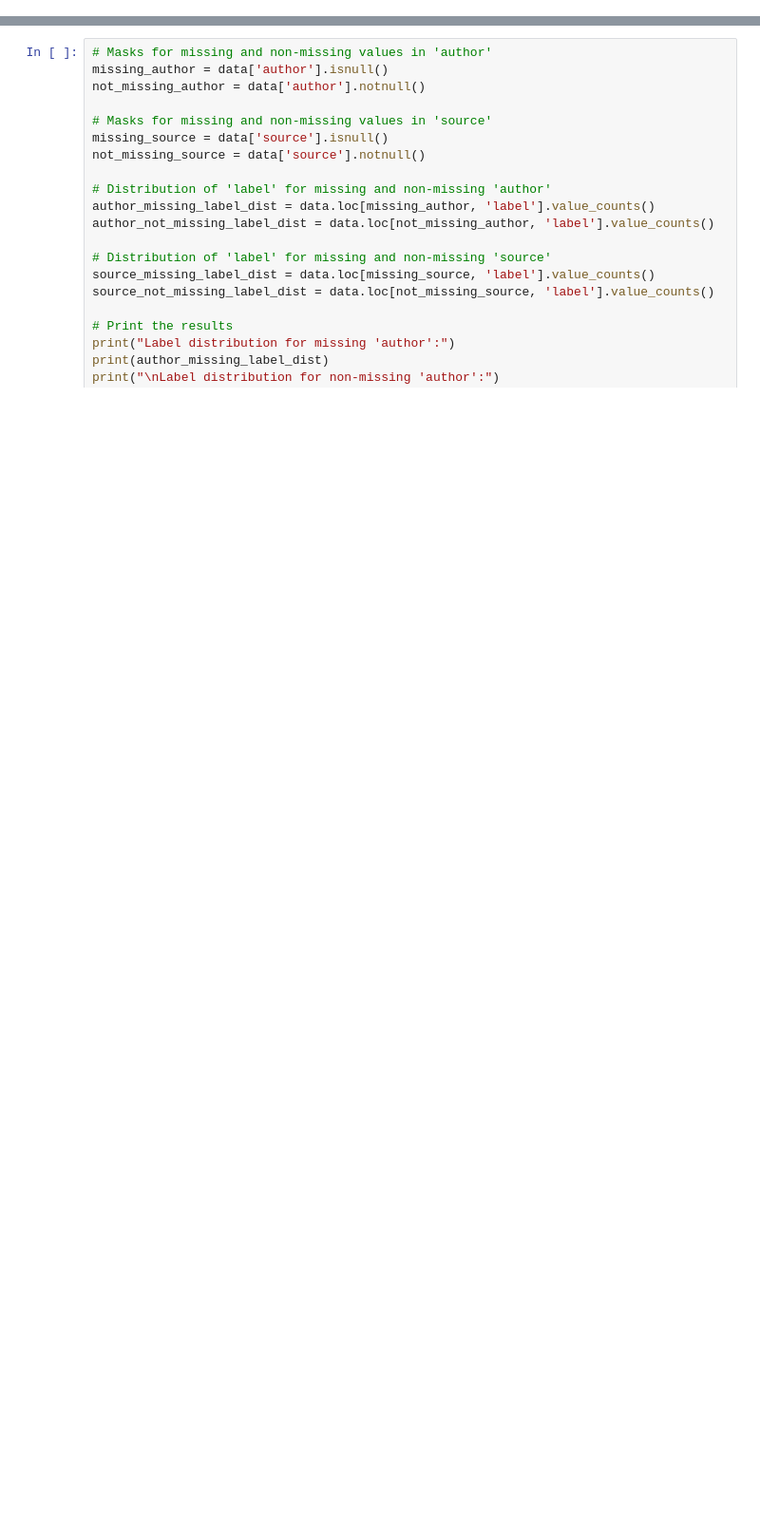
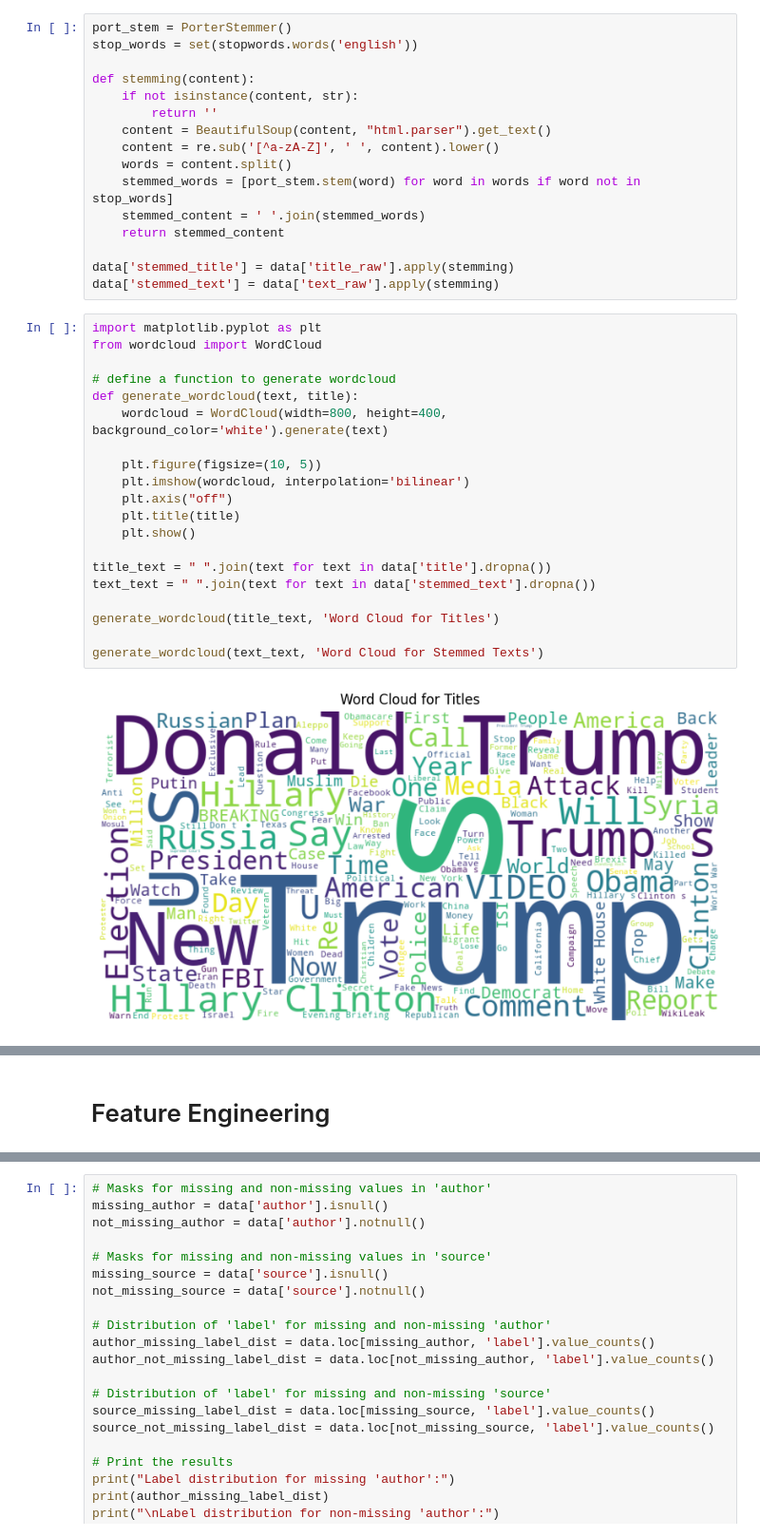
Before and after one commit to zhaoq23/fake_news_detection, a Jupyter notebook: final.ipynb, the cells around one changed output, grey strips where cells are left out. Shown at 95% size. Drawn from its saved outputs; the diff is of its cells as text; blank space fills up the shorter version.

```diff
--- a/final.ipynb
+++ b/final.ipynb
@@ -150 +167,39 @@ RT Arabic               15
 Name: count, dtype: int64
+# %%
+port_stem = PorterStemmer()
+stop_words = set(stopwords.words('english'))
+
+def stemming(content):
+    if not isinstance(content, str):
+        return ''
+    content = BeautifulSoup(content, "html.parser").get_text()
+    content = re.sub('[^a-zA-Z]', ' ', content).lower()
+    words = content.split()
+    stemmed_words = [port_stem.stem(word) for word in words if word not in stop_words]
+    stemmed_content = ' '.join(stemmed_words)
+    return stemmed_content
+
+data['stemmed_title'] = data['title_raw'].apply(stemming)
+data['stemmed_text'] = data['text_raw'].apply(stemming)
+# %%
+import matplotlib.pyplot as plt
+from wordcloud import WordCloud
+
+# define a function to generate wordcloud
+def generate_wordcloud(text, title):
+    wordcloud = WordCloud(width=800, height=400, background_color='white').generate(text)
+
+    plt.figure(figsize=(10, 5))
+    plt.imshow(wordcloud, interpolation='bilinear')
+    plt.axis("off")
+    plt.title(title)
+    plt.show()
+
+title_text = " ".join(text for text in data['title'].dropna())
+text_text = " ".join(text for text in data['stemmed_text'].dropna())
+
+generate_wordcloud(title_text, 'Word Cloud for Titles')
+
+generate_wordcloud(text_text, 'Word Cloud for Stemmed Texts')
+# %% [output]
+[figure, added]
@@ -150,0 +207,2 @@ Name: count, dtype: int64
+# %% [markdown]
+# Feature Engineering
```
Also changed, not shown: parts of 77 cells of this notebook, 1 other file.
